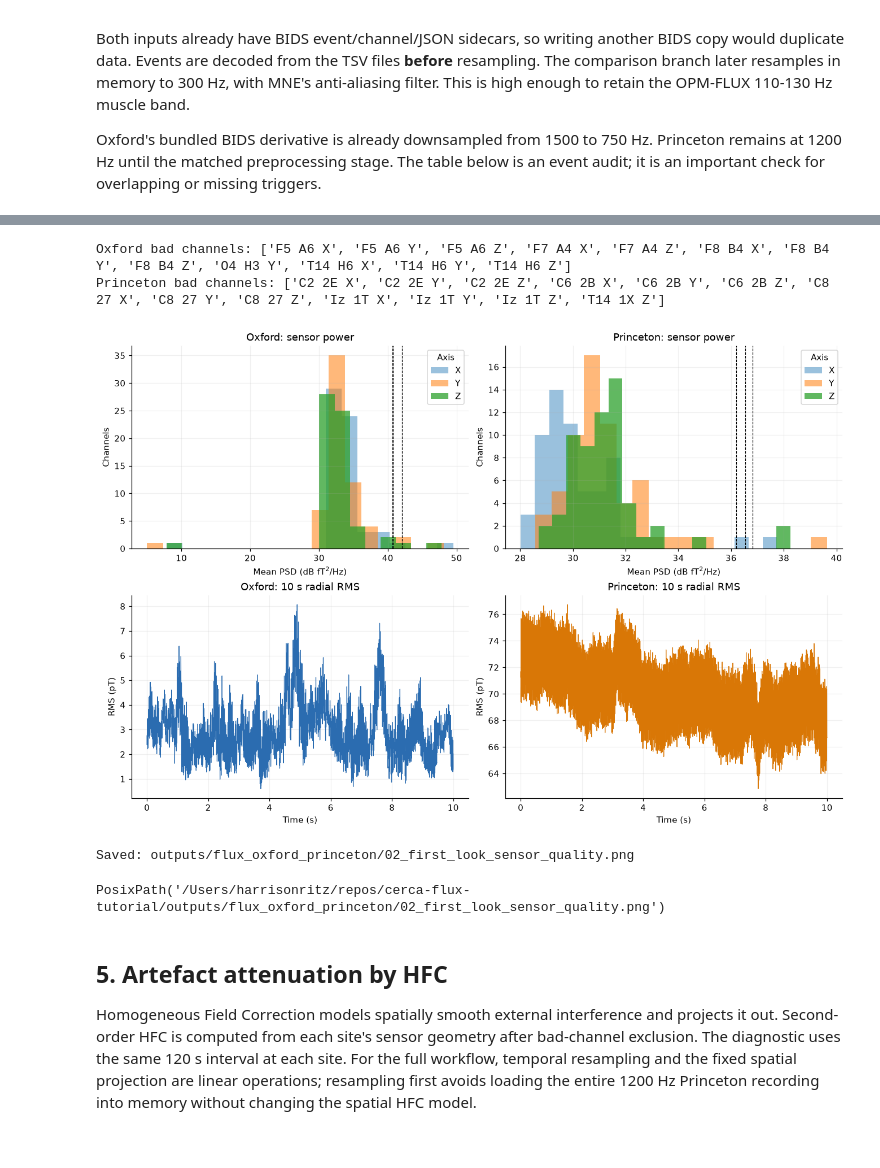
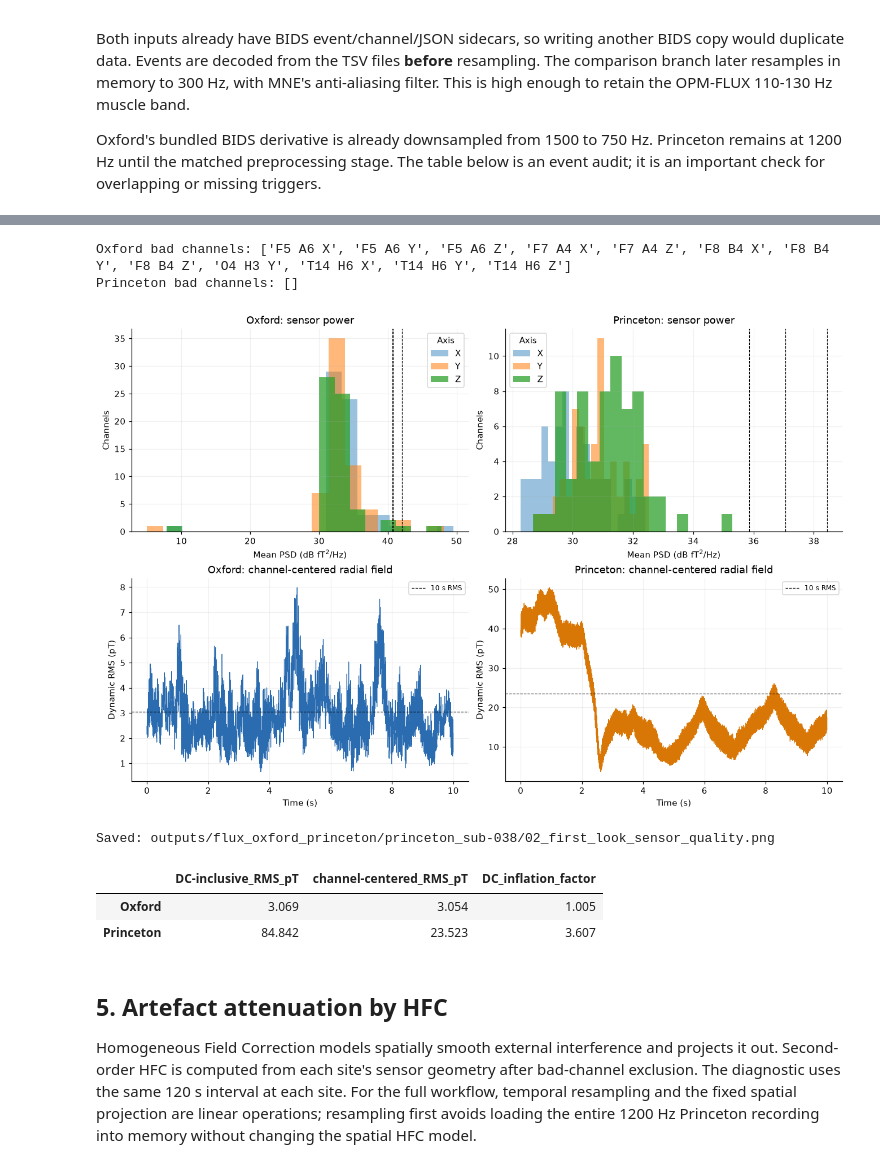
Before and after one commit to harrisonritz/cerca-flux-tutorial, a Jupyter notebook: FLUX_Oxford_Princeton_Comparison.ipynb, the cells around one changed output, grey strips where cells are left out. Cells and saved outputs as stored; diff of their text form; code cells hidden in the pictures.

Commit message:
Refactor code structure for improved readability and maintainability

```diff
--- a/FLUX_Oxford_Princeton_Comparison.ipynb
+++ b/FLUX_Oxford_Princeton_Comparison.ipynb
@@ -64,15 +66,20 @@ plt.rcParams.update(
 ROOT = Path.cwd().resolve()
 if not (ROOT / "data").exists():
     ROOT = ROOT.parent
-FIG_DIR = ROOT / "outputs" / "flux_oxford_princeton"
+OXFORD_DATASET = "oxford_sub-01"
+# Change this one value for another identically structured Princeton download.
+PRINCETON_DATASET = "princeton_sub-038"
+PRINCETON_SUBJECT = PRINCETON_DATASET.removeprefix("princeton_sub-")
+
+FIG_DIR = ROOT / "outputs" / "flux_oxford_princeton" / PRINCETON_DATASET
 FIG_DIR.mkdir(parents=True, exist_ok=True)
 
 TARGET_SFREQ = 300.0  # preserves the 110-130 Hz muscle band
 ICA_SFREQ = 250.0  # OPM-FLUX ICA recommendation
-PRINCETON_CROP_START = 450.0
+PRINCETON_CROP_START = 400.0
 HFC_ORDER = 2  # matches the supplied Oxford FLUX tutorial
 REJECT_MAG = 50e-12  # shared response-epoch peak-to-peak threshold
-RANDOM_STATE = 96
+RANDOM_STATE = 99
 RUN_ICA = True
 RUN_SOURCE_MODELING = True
 
@@ -313,43 +336,60 @@ for name, raw in raws.items():
         freqs=freqs,
         psd_db=psd_db,
         names=names,
         mean_db=mean_db,
         robust_z=robust_z,
         auto_bad=auto_bad,
         threshold_db=threshold_db,
     )
     print(name, "bad channels:", raw.info["bads"])
 
+first_look_rms = {}
 fig, axes = plt.subplots(2, 2, figsize=(12, 8), constrained_layout=True)
 for col, (name, raw) in enumerate(raws.items()):
     q = sensor_qc[name]
     for axis, alpha in zip("XYZ", [0.45, 0.55, 0.75]):
         vals = [v for v, ch in zip(q["mean_db"], q["names"]) if ch.endswith(f" {axis}")]
         axes[0, col].hist(vals, bins=18, alpha=alpha, label=axis)
         axes[0, col].axvline(q["threshold_db"][axis], color="k", lw=0.8, ls="--")
     axes[0, col].set(
         title=f"{name}: sensor power",
         xlabel=r"Mean PSD (dB fT$^2$/Hz)",
         ylabel="Channels",
     )
     axes[0, col].legend(title="Axis")
+
     z_names = [ch for ch in q["names"] if ch.endswith(" Z")]
-    f, p, _ = spectrum(raw, z_names, tmin=30, span=20, fmax=45)
-    # Radial-channel RMS gives a polarity-invariant first look.
     picks = [raw.ch_names.index(ch) for ch in z_names if ch not in raw.info["bads"]]
-    data, times = raw[picks, int(40 * raw.info["sfreq"]) : int(50 * raw.info["sfreq"])]
-    rms = np.sqrt(np.mean(data**2, axis=0)) * 1e12
-    axes[1, col].plot(times - times[0], rms, color=COLORS[name], lw=0.8)
+    start = int(40 * raw.info["sfreq"])
+    stop = int(50 * raw.info["sfreq"])
+    data, times = raw[picks, start:stop]
+    absolute_rms = np.sqrt(np.mean(data**2)) * 1e12
+    centered = data - data.mean(axis=1, keepdims=True)
+    dynamic_rms = np.sqrt(np.mean(centered**2)) * 1e12
+    first_look_rms[name] = {
+        "DC-inclusive_RMS_pT": float(absolute_rms),
+        "channel-centered_RMS_pT": float(dynamic_rms),
+        "DC_inflation_factor": float(absolute_rms / max(dynamic_rms, 1e-15)),
+    }
+    instantaneous_rms = np.sqrt(np.mean(centered**2, axis=0)) * 1e12
+    axes[1, col].plot(times - times[0], instantaneous_rms, color=COLORS[name], lw=0.8)
+    axes[1, col].axhline(dynamic_rms, color="k", ls="--", lw=0.8, label="10 s RMS")
     axes[1, col].set(
-        title=f"{name}: 10 s radial RMS", xlabel="Time (s)", ylabel="RMS (pT)"
+        title=f"{name}: channel-centered radial field",
+        xlabel="Time (s)",
+        ylabel="Dynamic RMS (pT)",
     )
+    axes[1, col].legend(fontsize=8)
 save_show(fig, "02_first_look_sensor_quality")
+display(pd.DataFrame(first_look_rms).T.round(3))
 # %% [output]
 Oxford bad channels: ['F5 A6 X', 'F5 A6 Y', 'F5 A6 Z', 'F7 A4 X', 'F7 A4 Z', 'F8 B4 X', 'F8 B4 Y', 'F8 B4 Z', 'O4 H3 Y', 'T14 H6 X', 'T14 H6 Y', 'T14 H6 Z']
-Princeton bad channels: ['C2 2E X', 'C2 2E Y', 'C2 2E Z', 'C6 2B X', 'C6 2B Y', 'C6 2B Z', 'C8 27 X', 'C8 27 Y', 'C8 27 Z', 'Iz 1T X', 'Iz 1T Y', 'Iz 1T Z', 'T14 1X Z']
+Princeton bad channels: []
-[figure, old version]
+[figure, new version]
-Saved: outputs/flux_oxford_princeton/02_first_look_sensor_quality.png
+Saved: outputs/flux_oxford_princeton/princeton_sub-038/02_first_look_sensor_quality.png
-PosixPath('/Users/harrisonritz/repos/cerca-flux-tutorial/outputs/flux_oxford_princeton/02_first_look_sensor_quality.png')
+|  | DC-inclusive_RMS_pT | channel-centered_RMS_pT | DC_inflation_factor |
+| Oxford | 3.069 | 3.054 | 1.005 |
+| Princeton | 84.842 | 23.523 | 3.607 |
 # %% [markdown]
 ## 5. Artefact attenuation by HFC
 
```
Also changed, not shown: parts of 22 cells of this notebook, 1 other file.
